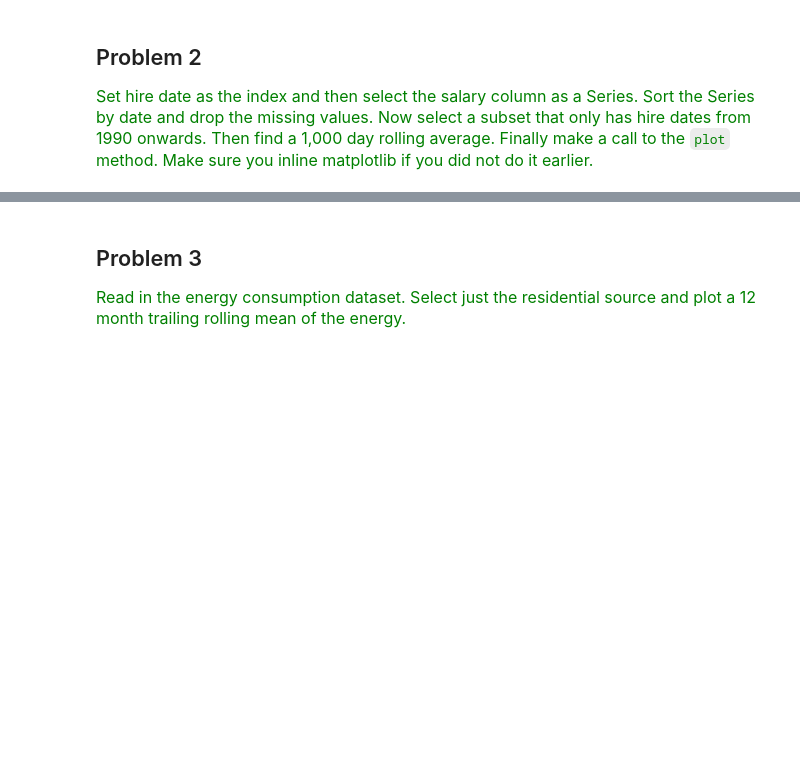
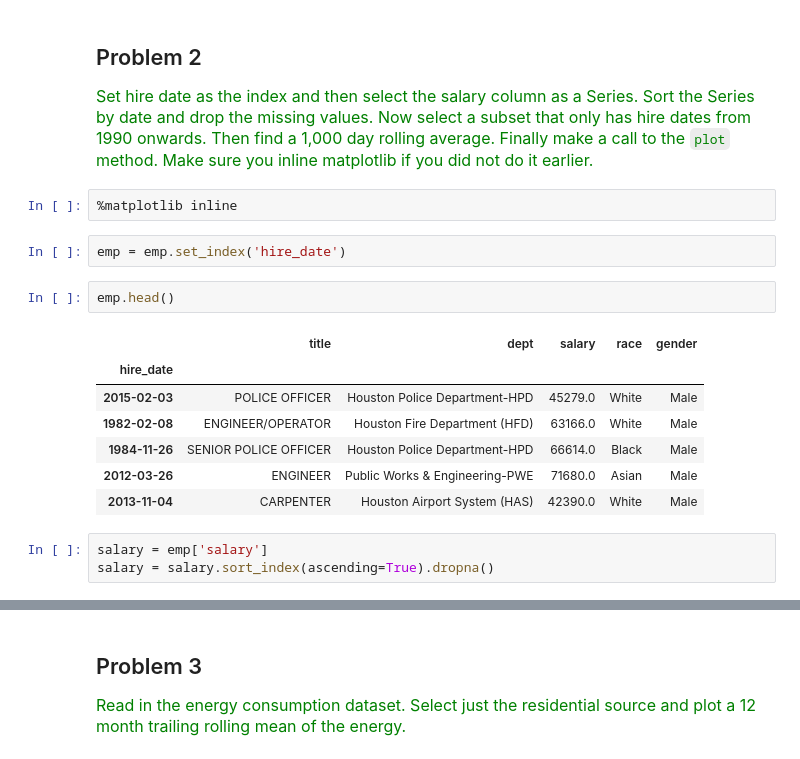
Before and after one commit to estefaniaakers/dunder-data, a Jupyter notebook: dunder-data-bootcamp/04. Time Series/04. Rolling Windows.ipynb, the cells around one changed output, grey strips where cells are left out. Cells and saved outputs as stored; diff of their text form; blank space fills up the shorter version.

```diff
--- a/dunder-data-bootcamp/04. Time Series/04. Rolling Windows.ipynb
+++ b/dunder-data-bootcamp/04. Time Series/04. Rolling Windows.ipynb
@@ -124,3 +287,20 @@ close.resample('2M').agg(['min', 'mean', 'max', np.size]).head()
 # %% [markdown]
 ## Problem 2
 <span  style="color:green; font-size:16px">Set hire date as the index and then select the salary column as a Series. Sort the Series by date and drop the missing values. Now select a subset that only has hire dates from 1990 onwards. Then find a 1,000 day rolling average. Finally make a call to the `plot` method. Make sure you inline matplotlib if you did not do it earlier.</span>
+# %%
+%matplotlib inline
+# %%
+emp = emp.set_index('hire_date')
+# %%
+emp.head()
+# %% [output]
+|  | title | dept | salary | race | gender |
+| hire_date |  |  |  |  |  |
+| 2015-02-03 | POLICE OFFICER | Houston Police Department-HPD | 45279.0 | White | Male |
+| 1982-02-08 | ENGINEER/OPERATOR | Houston Fire Department (HFD) | 63166.0 | White | Male |
+| 1984-11-26 | SENIOR POLICE OFFICER | Houston Police Department-HPD | 66614.0 | Black | Male |
+| 2012-03-26 | ENGINEER | Public Works & Engineering-PWE | 71680.0 | Asian | Male |
+| 2013-11-04 | CARPENTER | Houston Airport System (HAS) | 42390.0 | White | Male |
+# %%
+salary = emp['salary']
+salary = salary.sort_index(ascending=True).dropna()
```
Also changed, not shown: parts of 22 cells of this notebook.
